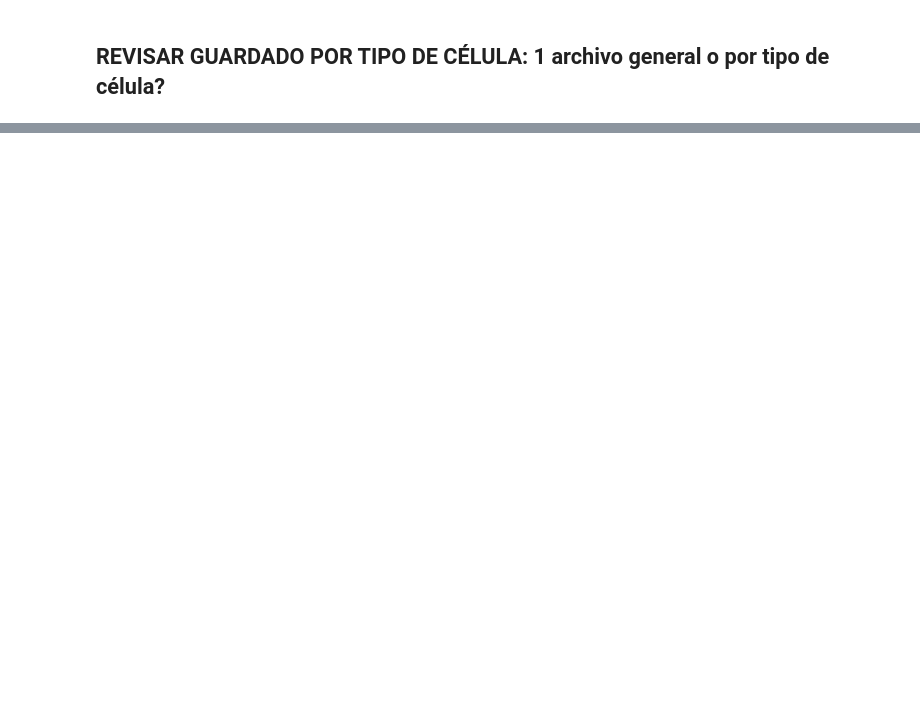
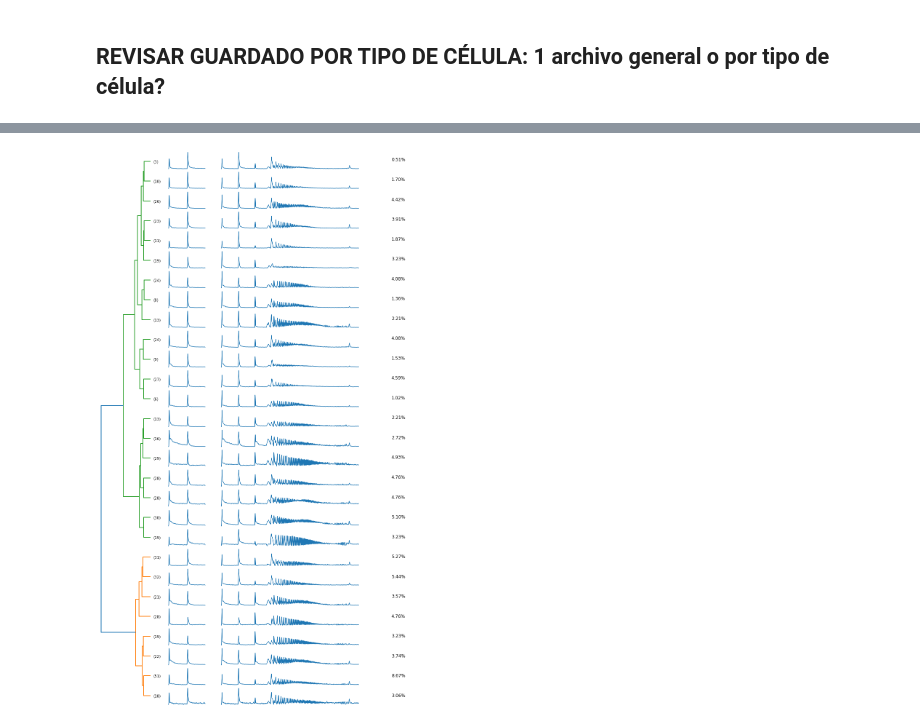
Before and after one commit to pabloreyesrobles/chirp-features, a Jupyter notebook: rgc_clustering.ipynb, the cells around one changed output, grey strips where cells are left out. Cells and saved outputs as stored; diff of their text form; code cells hidden in the pictures; blank space fills up the shorter version.

```diff
--- a/rgc_clustering.ipynb
+++ b/rgc_clustering.ipynb
@@ -479,6 +540,83 @@ for i in range(1, max_cls + 1):
     fig.clf()
     fig.clear()
     plt.close()
+# %%
+import matplotlib.gridspec as gridspec
+plt.figure(figsize=(16,max_cls*1))
+
+plot_stims = [0,1]
+plot_widths = [1.2,0.8,3, 1]
+fs = 12
+
+n_cells = len(exp_unit[sel])
+
+gs = gridspec.GridSpec(max_cls, 4, width_ratios = plot_widths, wspace=0.1, hspace=0.1)
+for i in range(1,max_cls +1):
+    cls_units = np.asarray(exp_unit[sel], dtype='<U9')[cls_spike == i]
+    cls_chirp = np.array(chirp_psth[sel])[cls_spike == i]
+    cls_flash = np.array(flash_psth[sel])[cls_spike == i]
+    flash_mean = 0
+    chirp_mean = 0
+
+    for (uid, chirp, flash) in zip(cls_units, cls_chirp, cls_flash):
+        flash_mean += flash
+        chirp_mean += chirp
+
+        fig, ax = plt.subplots(1, 2, figsize=(12, 4))
+        ax[0].plot(flash_time, flash)
+        ax[1].plot(chirp_time, chirp)
+        [_ax.clear() for _ax in ax]
+        fig.clf()
+        fig.clear()
+        plt.close()
+
+    flash_mean = flash_mean / len(cls_units)
+    chirp_mean = chirp_mean / len(cls_units)
+
+    ax = plt.subplot(gs[i - 1, 2])
+    ax.plot(chirp_time, chirp_mean)
+    plt.xticks(())
+    plt.yticks(())
+    ax.spines['top'].set_visible(False)
+    ax.spines['bottom'].set_visible(False)
+    ax.spines['left'].set_visible(False)
+    ax.spines['right'].set_visible(False)
+
+    ax = plt.subplot(gs[i - 1, 1])
+    ax.plot(flash_time, flash_mean)
+    plt.xticks(())
+    plt.yticks(())
+    ax.spines['top'].set_visible(False)
+    ax.spines['bottom'].set_visible(False)
+    ax.spines['left'].set_visible(False)
+    ax.spines['right'].set_visible(False)
+
+    ax = plt.subplot(gs[(max_cls - (i)), 3])
+    ax.set_title("{:.2f}%".format(100 * (len(cls_units) / n_cells)), y = 0.35)
+    plt.xticks(())
+    plt.yticks(())
+    ax.spines['top'].set_visible(False)
+    ax.spines['bottom'].set_visible(False)
+    ax.spines['left'].set_visible(False)
+    ax.spines['right'].set_visible(False)
+
+ax = plt.subplot(gs[:,0])
+p = ax.get_position()
+p.x1 = p.x1-0.02
+ax.set_position(p)
+with plt.rc_context({'lines.linewidth': 2, 'font.size':fs, 'axes.titleweight': 'bold'}):
+    dend = cluster.hierarchy.dendrogram(ward_spike, p=np.unique(cls_spike).shape[0], distance_sort='ascending',
+                                  truncate_mode='lastp',orientation='left')
+
+
+    ax.set_xticks(())
+    ax.spines['top'].set_visible(False)
+    ax.spines['bottom'].set_visible(False)
+    ax.spines['left'].set_visible(False)
+    ax.spines['right'].set_visible(False)
+plt.savefig('{}/{}/dend_flash_chirp.png'.format(cls_folder, ctype))
+# %% [output]
+[figure, added]
 # %%
 from matplotlib.colors import ListedColormap
 fig, ax = plt.subplots()
```
Also changed, not shown: parts of 14 cells of this notebook, 2 other files.
